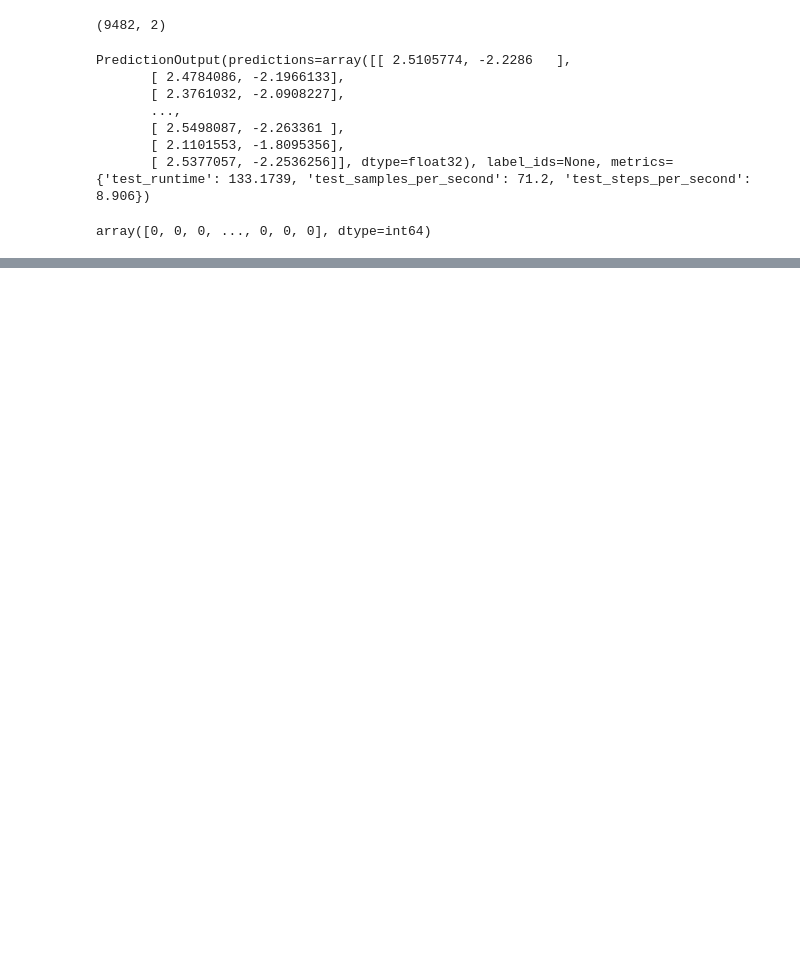
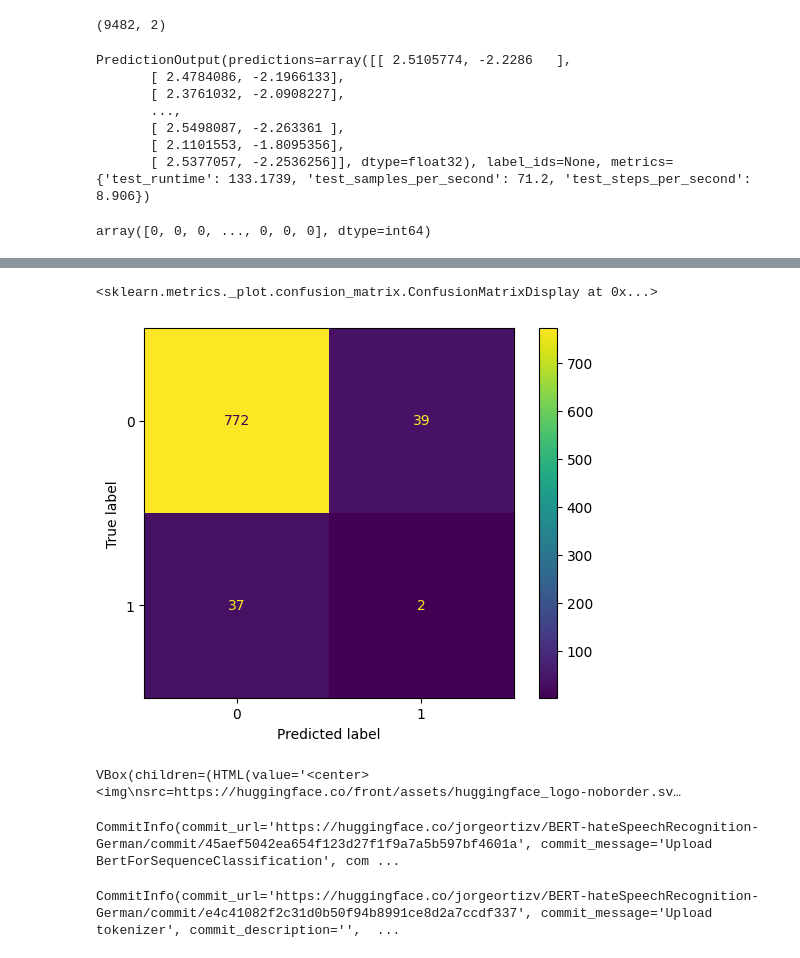
Before and after one commit to liamti5/Essentials-in-Text-and-Speech-Processing, a Jupyter notebook: code/hateRecognitionGerman.ipynb, the cells around one changed output, grey strips where cells are left out. Cells and saved outputs as stored; diff of their text form; code cells hidden in the pictures; blank space fills up the shorter version.

Commit message:
Clean code

```diff
--- a/code/hateRecognitionGerman.ipynb
+++ b/code/hateRecognitionGerman.ipynb
@@ -270,6 +270,11 @@ translations.to_csv('../data/HateSpeechRecoginition/bestande_translations_clean.
 
 bestande_dataset_en = load_dataset('../data/HateSpeechRecoginition', data_files={'bestande_en': 'bestande_translations_clean.csv'})
 # %%
+from datasets import load_dataset
+
+bestande_dataset_en = load_dataset('../data/HateSpeechRecoginition', data_files={'bestande_en': 'bestande_translations_clean.csv'})
+bestande_dataset = load_dataset('../data', data_files={'bestande_de': 'reviews_de.csv'})
+
 bestande_dataset = bestande_dataset.remove_columns(["score", "university","course", "upvotes", "downvotes","date","courseName","courseNameShort"])
 bestande_dataset_en = bestande_dataset_en.remove_columns(["review", "score", "university","course", "upvotes", "downvotes","date","courseName","courseNameShort"])
 bestande_dataset_en = bestande_dataset_en.rename_column("translations", "review")
@@ -344,0 +383,23 @@ df_bestande.to_csv('../data/HateSpeechRecoginition/bestande_results.csv')
+# %%
+# Dynamic padding
+data_collator = DataCollatorWithPadding(tokenizer=tokenizer)
+
+test_dataloader = torch.utils.data.DataLoader(tokenized_datasets["test"], batch_size=8, collate_fn=data_collator)
+
+all_preds = []
+all_labels = []
+
+metric = evaluate.load("glue", "mrpc")
+model.eval()
+for batch in test_dataloader:
+    batch = {k:v.to(model.device) for k, v in batch.items()}
+    with torch.no_grad():
+        outputs = model(**batch)
+
+    logits = outputs.logits
+    preds = torch.argmax(logits, dim=-1)
+    all_preds.extend(preds.cpu().numpy())
+    all_labels.extend(batch["labels"].cpu().numpy())
+    metric.add_batch(predictions=preds, references=batch["labels"])
+
+metric.compute()
@@ -344,0 +428,22 @@ df_bestande.to_csv('../data/HateSpeechRecoginition/bestande_results.csv')
+# %%
+from sklearn.metrics import confusion_matrix, ConfusionMatrixDisplay
+
+
+cm = confusion_matrix(all_labels, all_preds)
+ConfusionMatrixDisplay(cm).plot()
+# %% [output]
+<sklearn.metrics._plot.confusion_matrix.ConfusionMatrixDisplay at 0x...>
+[figure, added]
+# %%
+from huggingface_hub import login
+login()
+# %% [output]
+VBox(children=(HTML(value='<center> <img\nsrc=https://huggingface.co/front/assets/huggingface_logo-noborder.sv…
+# %%
+model.push_to_hub("jorgeortizv/BERT-hateSpeechRecognition-German")
+# %% [output]
+CommitInfo(commit_url='https://huggingface.co/jorgeortizv/BERT-hateSpeechRecognition-German/commit/45aef5042ea654f123d27f1f9a7a5b597bf4601a', commit_message='Upload BertForSequenceClassification', com ...
+# %%
+tokenizer.push_to_hub("jorgeortizv/BERT-hateSpeechRecognition-German")
+# %% [output]
+CommitInfo(commit_url='https://huggingface.co/jorgeortizv/BERT-hateSpeechRecognition-German/commit/e4c41082f2c31d0b50f94b8991ce8d2a7ccdf337', commit_message='Upload tokenizer', commit_description='',  ...
```
Also changed, not shown: parts of 5 cells of this notebook, 7 other files.
